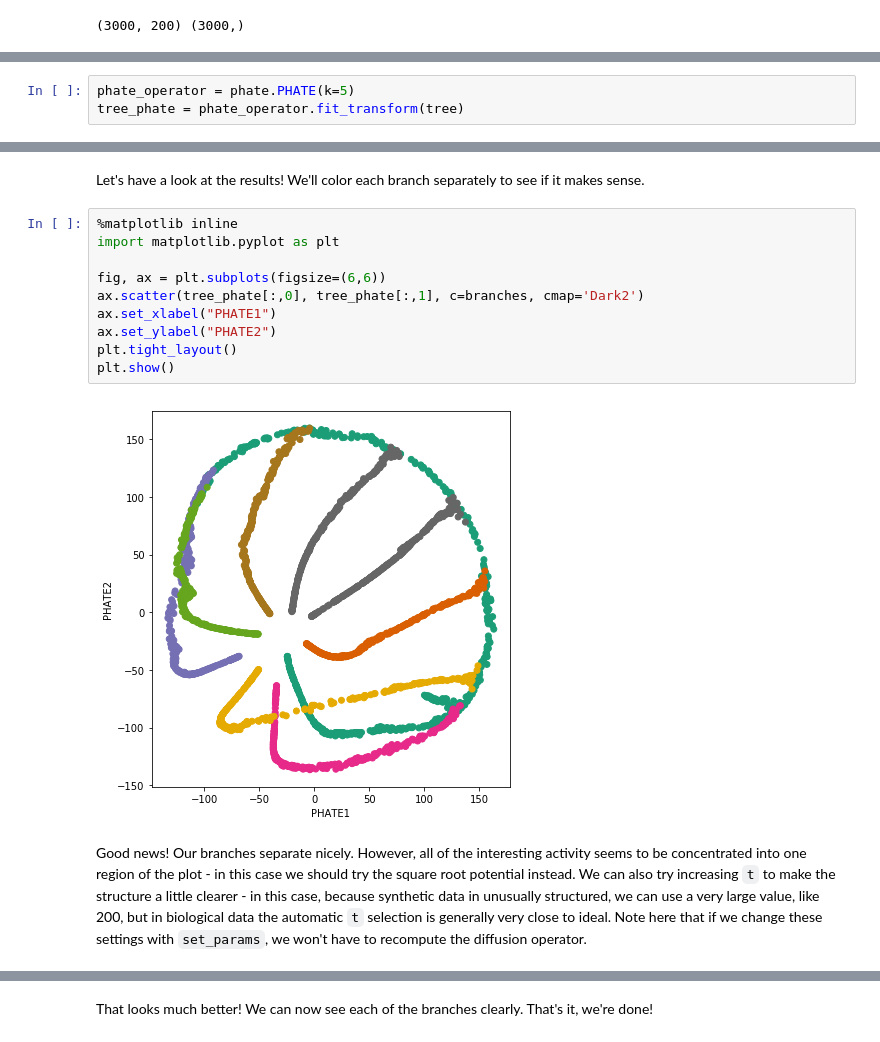
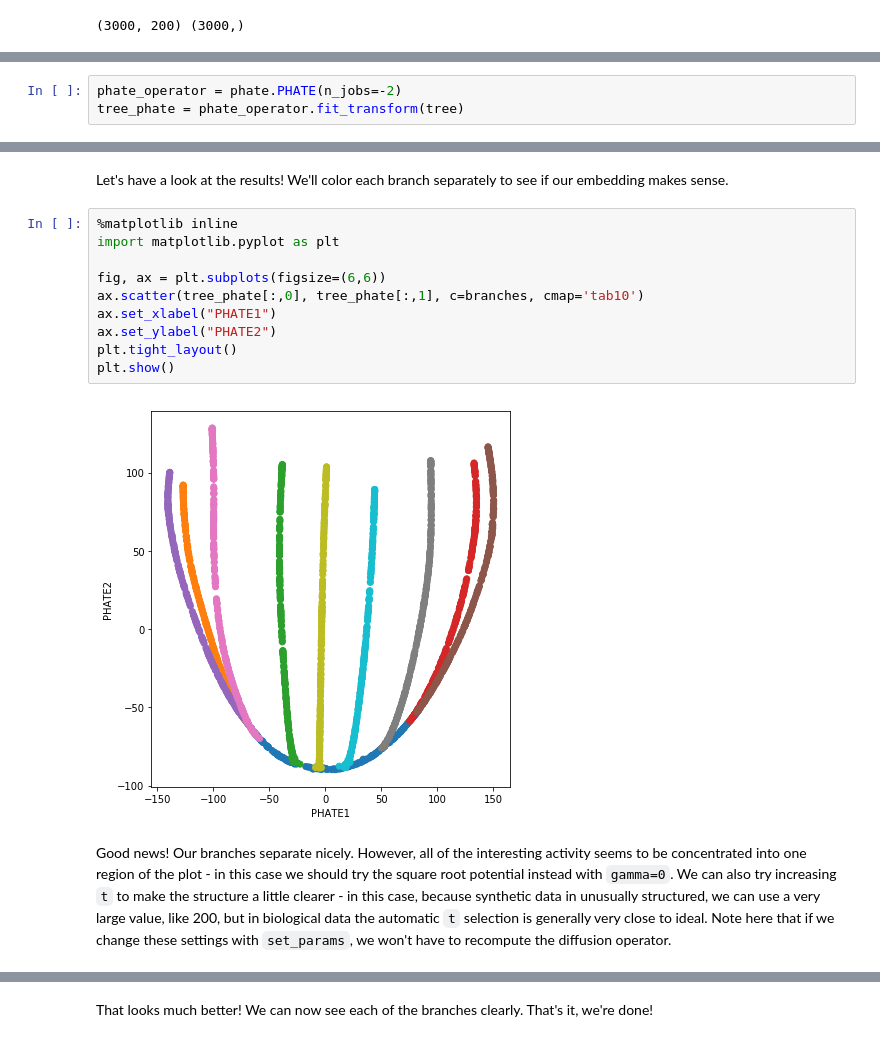
Before and after one commit to KrishnaswamyLab/PHATE, a Jupyter notebook: Python/tutorial/PHATE_tree.ipynb, the cells around one changed output, grey strips where cells are left out. Cells and saved outputs as stored; diff of their text form.

Commit message:
update gamma parameter

```diff
--- a/Python/tutorial/PHATE_tree.ipynb
+++ b/Python/tutorial/PHATE_tree.ipynb
@@ -45,3 +48,3 @@ In order to run PHATE, we instantiate a PHATE operator with the function `phate.
 # %%
-phate_operator = phate.PHATE(k=5)
+phate_operator = phate.PHATE(n_jobs=-2)
 tree_phate = phate_operator.fit_transform(tree)
@@ -48,17 +69,17 @@ tree_phate = phate_operator.fit_transform(tree)
 # %% [markdown]
-Let's have a look at the results! We'll color each branch separately to see if it makes sense.
+Let's have a look at the results! We'll color each branch separately to see if our embedding makes sense.
 # %%
 %matplotlib inline
 import matplotlib.pyplot as plt
 
 fig, ax = plt.subplots(figsize=(6,6))
-ax.scatter(tree_phate[:,0], tree_phate[:,1], c=branches, cmap='Dark2')
+ax.scatter(tree_phate[:,0], tree_phate[:,1], c=branches, cmap='tab10')
 ax.set_xlabel("PHATE1")
 ax.set_ylabel("PHATE2")
 plt.tight_layout()
 plt.show()
 # %% [output]
-[figure, old version]
+[figure, new version]
 # %% [markdown]
-Good news! Our branches separate nicely. However, all of the interesting activity seems to be concentrated into one region of the plot - in this case we should try the square root potential instead. We can also try increasing `t` to make the structure a little clearer - in this case, because synthetic data in unusually structured, we can use a very large value, like 200, but in biological data the automatic `t` selection is generally very close to ideal. Note here that if we change these settings with `set_params`, we won't have to recompute the diffusion operator.
+Good news! Our branches separate nicely. However, all of the interesting activity seems to be concentrated into one region of the plot - in this case we should try the square root potential instead with `gamma=0`. We can also try increasing `t` to make the structure a little clearer - in this case, because synthetic data in unusually structured, we can use a very large value, like 200, but in biological data the automatic `t` selection is generally very close to ideal. Note here that if we change these settings with `set_params`, we won't have to recompute the diffusion operator.
 # %%
```
Also changed, not shown: parts of 8 cells of this notebook, 2 other files.
